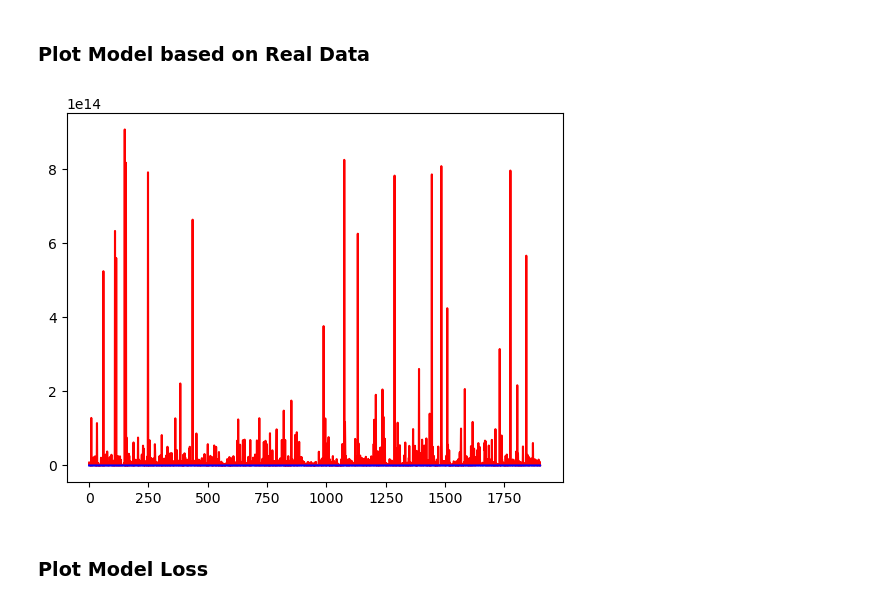
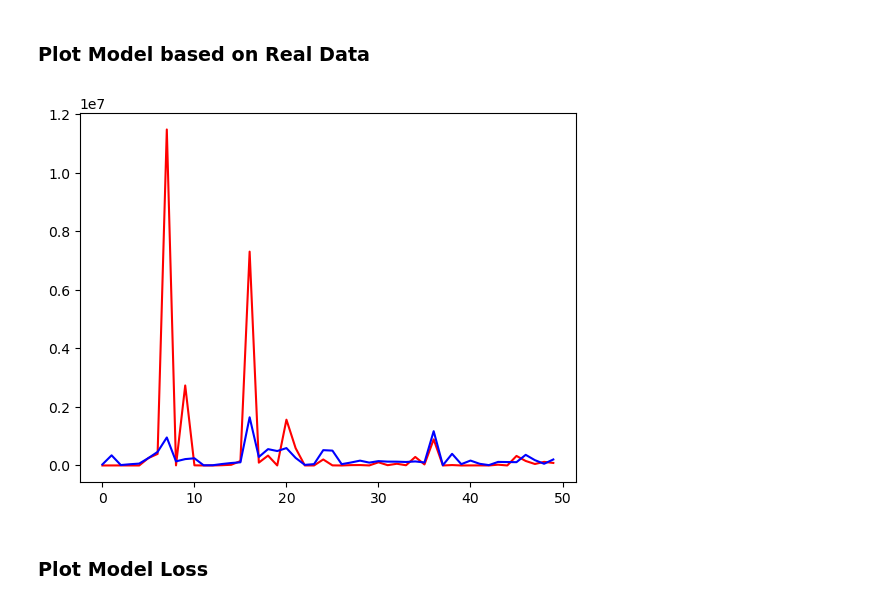
Before and after one commit to antoniuskevin15/ML-J, a Jupyter notebook: IF540L_ProjectUAS_Kelompok J copy.ipynb, the cells around one changed output. Cells and saved outputs as stored; diff of their text form; code cells hidden in the pictures.

```diff
--- a/IF540L_ProjectUAS_Kelompok J copy.ipynb
+++ b/IF540L_ProjectUAS_Kelompok J copy.ipynb
@@ -389,5 +388,5 @@ X_scaled = scaled[:,0:10]
 # %%
-Y_scaled = scaled[:,10]
+Y_scaled = scaled[:,6]
 # %% [markdown]
 ### Plot data to see Scaled Data Scatters/Spreading
 # %%
@@ -411,7 +410,7 @@ plt.show()
 ##### Random State
     Digunakan untuk memastikan supaya setiap kali dilakuakn splitting data, maka pembagian data akan selalu sama dan tidak ada akan menimbulkan variabel test, train, dan validation yang berbeda
 # %%
-X_train, X_vt, Y_train, Y_vt = train_test_split(X_scaled, Y, test_size=0.2, random_state=42)
+X_train, X_vt, Y_train, Y_vt = train_test_split(X_scaled, Y_scaled, test_size=0.2, random_state=42)
 # %%
 X_test, X_val, Y_test, Y_val = train_test_split(X_vt, Y_vt, test_size=0.5, random_state=42)
 # %%
@@ -427,8 +426,8 @@ from tensorflow.keras.layers import Dense, Dropout
 ### Model Initialization
 # %%
 model = Sequential([
-    Dense(256, activation='relu', input_shape=(10,)),
-    Dropout(0.4),
+    Dense(256, activation='relu', input_shape=(6,)),
+    Dropout(0.6),
     Dense(256, activation='relu'),
     Dense(1, activation='sigmoid')
 ])
@@ -440,7 +436,7 @@ To enable them in other operations, rebuild TensorFlow with the appropriate comp
 # %%
 model.compile(optimizer='adam',
               loss='binary_crossentropy',
-              metrics=['accuracy'])
+              metrics=['accuracy', 'mse'])
 # %% [markdown]
 ### Start Training and Fitting the Model
 # %%
@@ -552,11 +574,11 @@ Y_test_value
 # %% [markdown]
 ### Plot Model based on Real Data
 # %%
-plt.plot(Y_test_value, color='r', label="RealData")
-plt.plot(test_value, color='b', label='Predicted Test')
+plt.plot(Y_test_value[0:50], color='r', label="RealData")
+plt.plot(test_value[0:50], color='b', label='Predicted Test')
 plt.show()
 # %% [output]
-[figure, old version]
+[figure, new version]
 # %% [markdown]
 ### Plot Model Loss
 # %%
```
Also changed, not shown: parts of 46 cells of this notebook, 3 other files.
